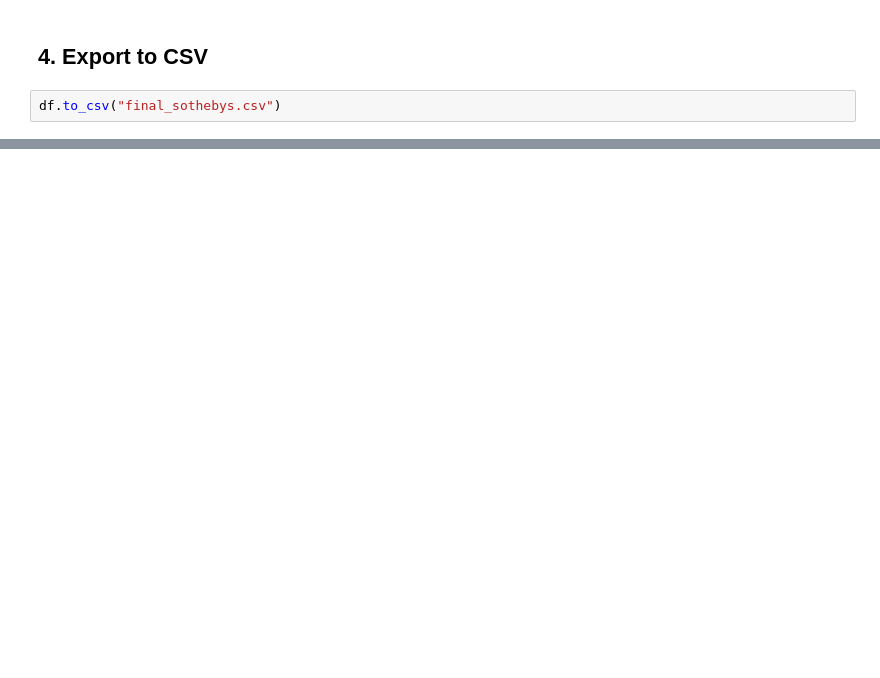
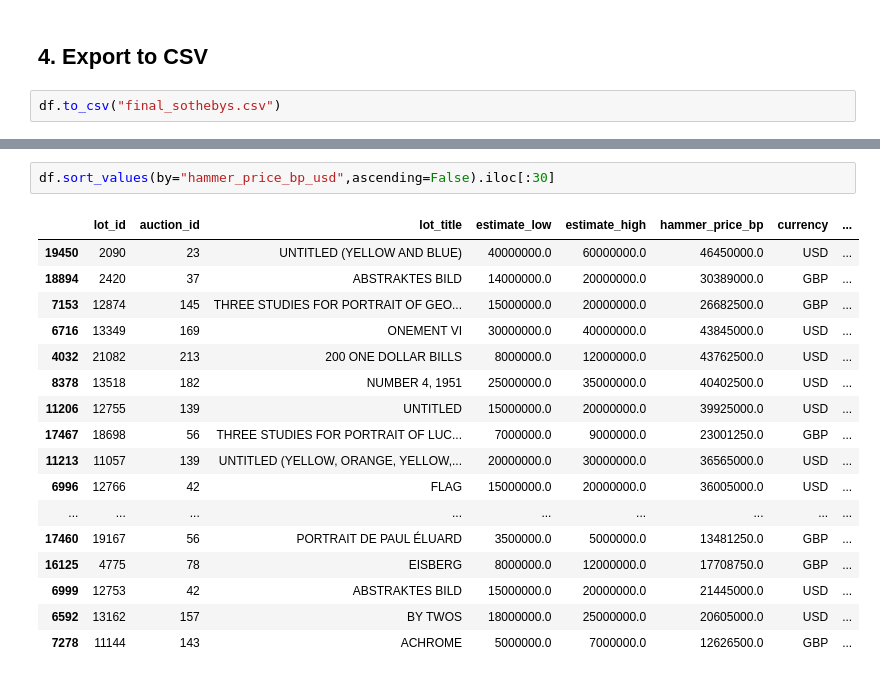
Before and after one commit to serenazzz/art-auction-visualization-project, a Jupyter notebook: Preprocessing.ipynb, the cells around one changed output, grey strips where cells are left out. Drawn from its saved outputs; the diff is of its cells as text; blank space fills up the shorter version.

```diff
--- a/Preprocessing.ipynb
+++ b/Preprocessing.ipynb
@@ -134,0 +139,20 @@ KeyError: 'auc_id'
+# %%
+df.sort_values(by="hammer_price_bp_usd",ascending=False).iloc[:30]
+# %% [output]
+|  | lot_id | auction_id | lot_title | estimate_low | estimate_high | hammer_price_bp | currency | ... |
+| 19450 | 2090 | 23 | UNTITLED (YELLOW AND BLUE) | 40000000.0 | 60000000.0 | 46450000.0 | USD | ... |
+| 18894 | 2420 | 37 | ABSTRAKTES BILD | 14000000.0 | 20000000.0 | 30389000.0 | GBP | ... |
+| 7153 | 12874 | 145 | THREE STUDIES FOR PORTRAIT OF GEO... | 15000000.0 | 20000000.0 | 26682500.0 | GBP | ... |
+| 6716 | 13349 | 169 | ONEMENT VI | 30000000.0 | 40000000.0 | 43845000.0 | USD | ... |
+| 4032 | 21082 | 213 | 200 ONE DOLLAR BILLS | 8000000.0 | 12000000.0 | 43762500.0 | USD | ... |
+| 8378 | 13518 | 182 | NUMBER 4, 1951 | 25000000.0 | 35000000.0 | 40402500.0 | USD | ... |
+| 11206 | 12755 | 139 | UNTITLED | 15000000.0 | 20000000.0 | 39925000.0 | USD | ... |
+| 17467 | 18698 | 56 | THREE STUDIES FOR PORTRAIT OF LUC... | 7000000.0 | 9000000.0 | 23001250.0 | GBP | ... |
+| 11213 | 11057 | 139 | UNTITLED (YELLOW, ORANGE, YELLOW,... | 20000000.0 | 30000000.0 | 36565000.0 | USD | ... |
+| 6996 | 12766 | 42 | FLAG | 15000000.0 | 20000000.0 | 36005000.0 | USD | ... |
+| ... | ... | ... | ... | ... | ... | ... | ... | ... |
+| 17460 | 19167 | 56 | PORTRAIT DE PAUL ÉLUARD | 3500000.0 | 5000000.0 | 13481250.0 | GBP | ... |
+| 16125 | 4775 | 78 | EISBERG | 8000000.0 | 12000000.0 | 17708750.0 | GBP | ... |
+| 6999 | 12753 | 42 | ABSTRAKTES BILD | 15000000.0 | 20000000.0 | 21445000.0 | USD | ... |
+| 6592 | 13162 | 157 | BY TWOS | 18000000.0 | 25000000.0 | 20605000.0 | USD | ... |
+| 7278 | 11144 | 143 | ACHROME | 5000000.0 | 7000000.0 | 12626500.0 | GBP | ... |
```
Also changed, not shown: parts of 14 cells of this notebook, 5 other files.
